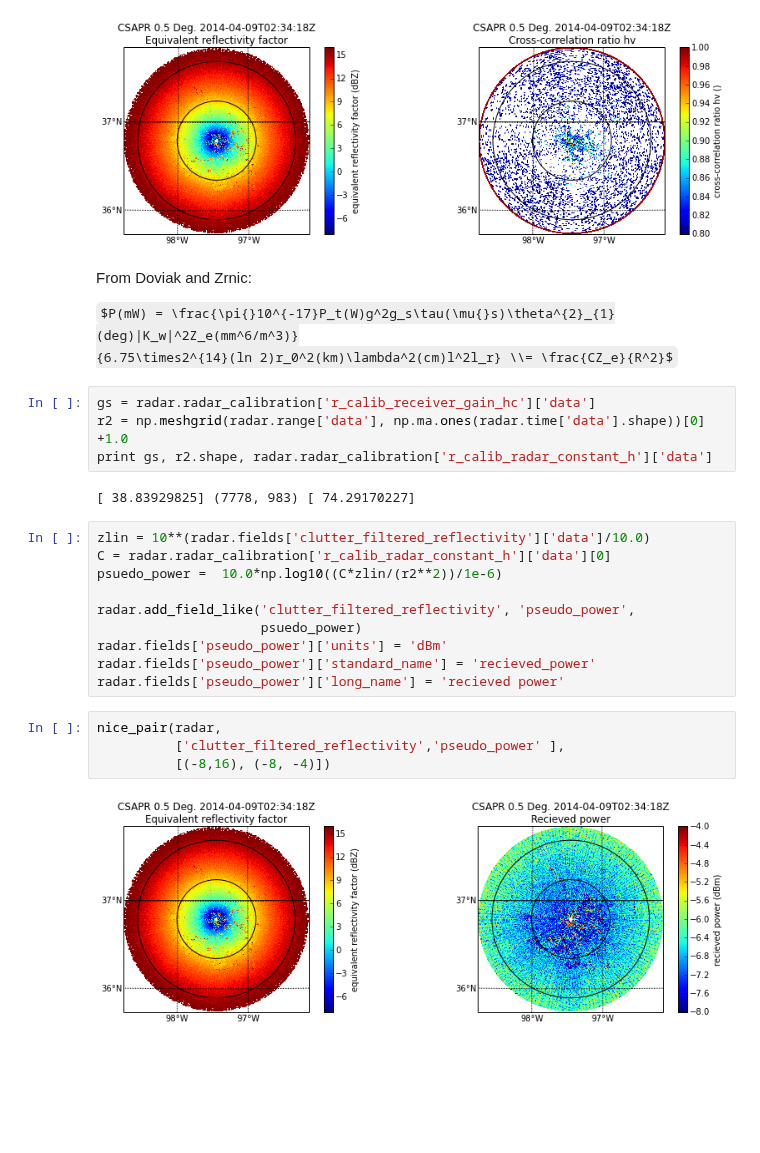
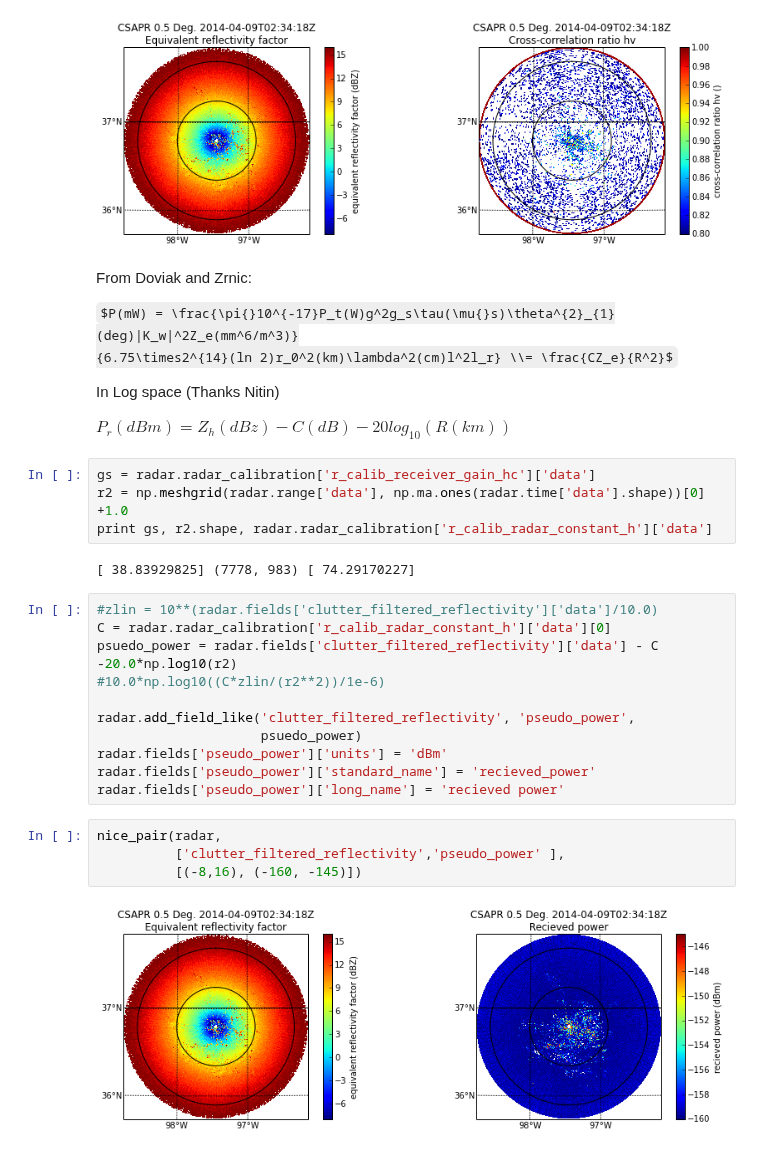
Before and after one commit to scollis/notebooks, a Jupyter notebook: canned_sapr_investigations/SGP CSAPR PPI plots.ipynb, the cells around one changed output. Saved outputs shown, nothing was run; the diff lists cells and outputs as text; some formulas as TeX source; blank space fills up the shorter version.

```diff
--- a/canned_sapr_investigations/SGP CSAPR PPI plots.ipynb
+++ b/canned_sapr_investigations/SGP CSAPR PPI plots.ipynb
@@ -39,6 +39,10 @@ From Doviak and Zrnic:
 
 $P(mW) = \frac{\pi{}10^{-17}P_t(W)g^2g_s\tau(\mu{}s)\theta^{2}_{1}(deg)|K_w|^2Z_e(mm^6/m^3)}
 {6.75\times2^{14}(ln 2)r_0^2(km)\lambda^2(cm)l^2l_r} \\= \frac{CZ_e}{R^2}$
+
+In Log space (Thanks Nitin)
+
+$P_r(dBm)=Z_h(dBz)-C(dB)-20log_{10}(R(km))$
 # %%
 gs = radar.radar_calibration['r_calib_receiver_gain_hc']['data']
 r2 = np.meshgrid(radar.range['data'], np.ma.ones(radar.time['data'].shape))[0] +1.0
@@ -46,9 +50,10 @@ print gs, r2.shape, radar.radar_calibration['r_calib_radar_constant_h']['data']
 # %% [output]
 [ 38.83929825] (7778, 983) [ 74.29170227]
 # %%
-zlin = 10**(radar.fields['clutter_filtered_reflectivity']['data']/10.0)
+#zlin = 10**(radar.fields['clutter_filtered_reflectivity']['data']/10.0)
 C = radar.radar_calibration['r_calib_radar_constant_h']['data'][0]
-psuedo_power =  10.0*np.log10((C*zlin/(r2**2))/1e-6)
+psuedo_power = radar.fields['clutter_filtered_reflectivity']['data'] - C -20.0*np.log10(r2)
+#10.0*np.log10((C*zlin/(r2**2))/1e-6)
 
 radar.add_field_like('clutter_filtered_reflectivity', 'pseudo_power',
                      psuedo_power)
@@ -58,6 +63,6 @@ radar.fields['pseudo_power']['long_name'] = 'recieved power'
 # %%
 nice_pair(radar,
           ['clutter_filtered_reflectivity','pseudo_power' ],
-          [(-8,16), (-8, -4)])
+          [(-8,16), (-160, -145)])
 # %% [output]
-[figure, old version]
+[figure, new version]
```
